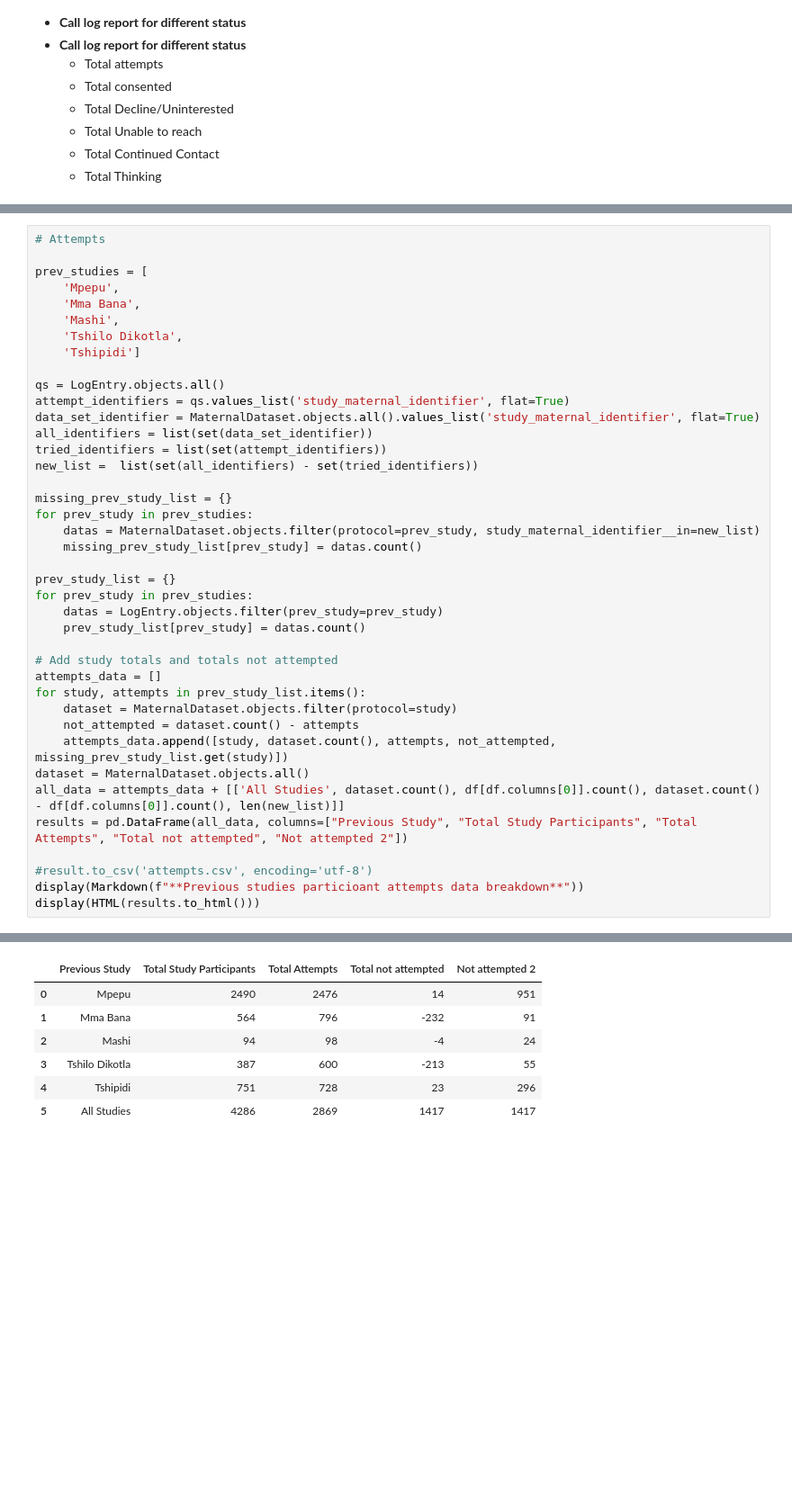
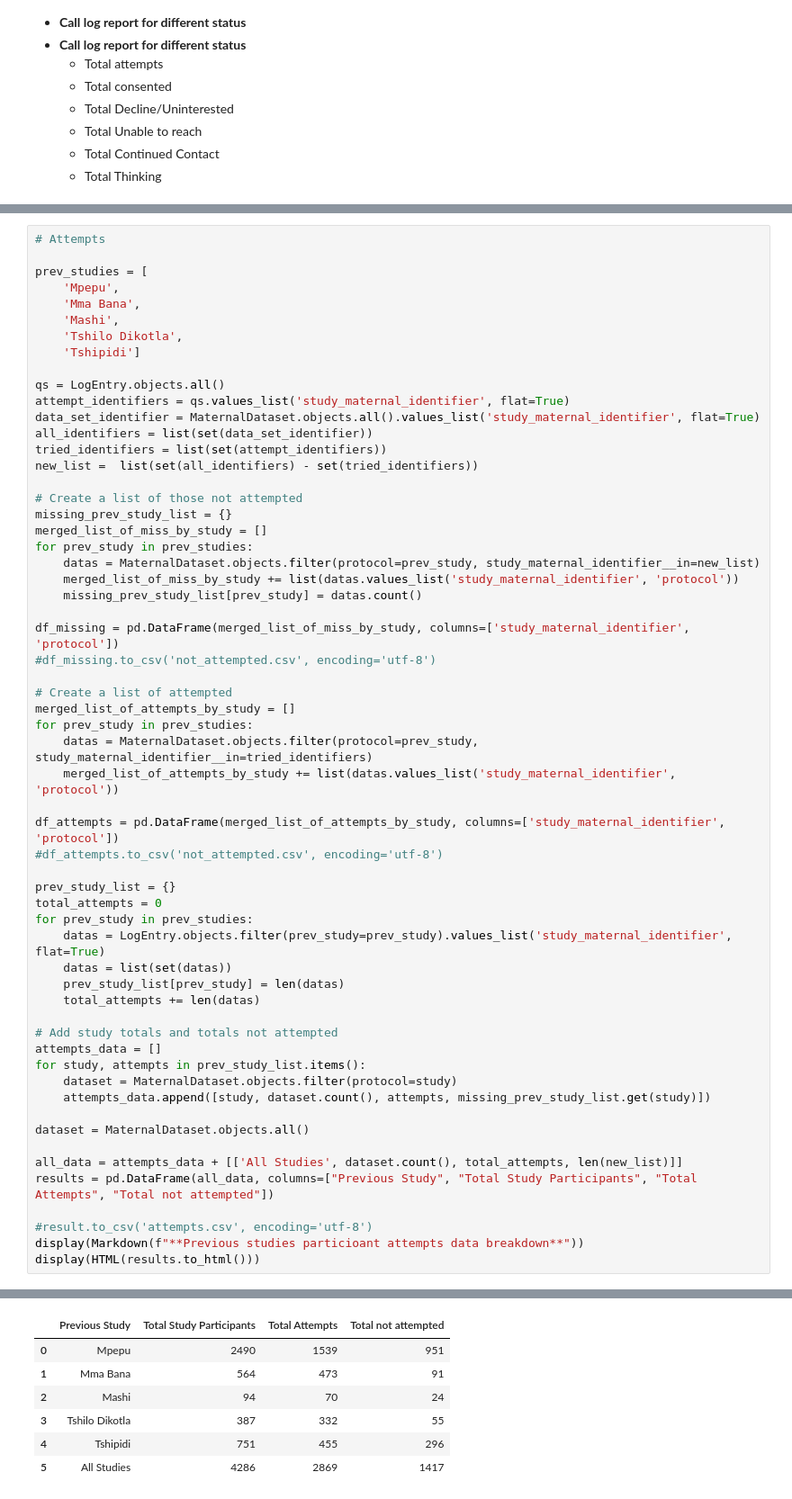
Before and after one commit to salahdin/flourish, a Jupyter notebook: flourish/notebooks/flourish_study_reports.ipynb, the cells around one changed output, grey strips where cells are left out. Shown: that part at 90% size. Cells and saved outputs as stored; diff of their text form; blank space fills up the shorter version.

```diff
--- a/flourish/notebooks/flourish_study_reports.ipynb
+++ b/flourish/notebooks/flourish_study_reports.ipynb
@@ -356,43 +407,62 @@ prev_studies = [
     'Mashi',
     'Tshilo Dikotla',
     'Tshipidi']
 
 qs = LogEntry.objects.all()
 attempt_identifiers = qs.values_list('study_maternal_identifier', flat=True)
 data_set_identifier = MaternalDataset.objects.all().values_list('study_maternal_identifier', flat=True)
 all_identifiers = list(set(data_set_identifier))
 tried_identifiers = list(set(attempt_identifiers))
 new_list =  list(set(all_identifiers) - set(tried_identifiers))
 
+# Create a list of those not attempted
 missing_prev_study_list = {}
+merged_list_of_miss_by_study = []
 for prev_study in prev_studies:
     datas = MaternalDataset.objects.filter(protocol=prev_study, study_maternal_identifier__in=new_list)
+    merged_list_of_miss_by_study += list(datas.values_list('study_maternal_identifier', 'protocol'))
     missing_prev_study_list[prev_study] = datas.count()
 
+df_missing = pd.DataFrame(merged_list_of_miss_by_study, columns=['study_maternal_identifier', 'protocol'])
+#df_missing.to_csv('not_attempted.csv', encoding='utf-8')
+
+# Create a list of attempted
+merged_list_of_attempts_by_study = []
+for prev_study in prev_studies:
+    datas = MaternalDataset.objects.filter(protocol=prev_study, study_maternal_identifier__in=tried_identifiers)
+    merged_list_of_attempts_by_study += list(datas.values_list('study_maternal_identifier', 'protocol'))
+
+df_attempts = pd.DataFrame(merged_list_of_attempts_by_study, columns=['study_maternal_identifier', 'protocol'])
+#df_attempts.to_csv('not_attempted.csv', encoding='utf-8')
+
 prev_study_list = {}
+total_attempts = 0
 for prev_study in prev_studies:
-    datas = LogEntry.objects.filter(prev_study=prev_study)
-    prev_study_list[prev_study] = datas.count()
+    datas = LogEntry.objects.filter(prev_study=prev_study).values_list('study_maternal_identifier', flat=True)
+    datas = list(set(datas))
+    prev_study_list[prev_study] = len(datas)
+    total_attempts += len(datas)
 
 # Add study totals and totals not attempted
 attempts_data = []
 for study, attempts in prev_study_list.items():
     dataset = MaternalDataset.objects.filter(protocol=study)
-    not_attempted = dataset.count() - attempts
-    attempts_data.append([study, dataset.count(), attempts, not_attempted, missing_prev_study_list.get(study)])
+    attempts_data.append([study, dataset.count(), attempts, missing_prev_study_list.get(study)])
+
 dataset = MaternalDataset.objects.all()
-all_data = attempts_data + [['All Studies', dataset.count(), df[df.columns[0]].count(), dataset.count() - df[df.columns[0]].count(), len(new_list)]]
-results = pd.DataFrame(all_data, columns=["Previous Study", "Total Study Participants", "Total Attempts", "Total not attempted", "Not attempted 2"])
+
+all_data = attempts_data + [['All Studies', dataset.count(), total_attempts, len(new_list)]]
+results = pd.DataFrame(all_data, columns=["Previous Study", "Total Study Participants", "Total Attempts", "Total not attempted"])
 
 #result.to_csv('attempts.csv', encoding='utf-8')
 display(Markdown(f"**Previous studies particioant attempts data breakdown**"))
 display(HTML(results.to_html()))
 # %% [output]
 **Previous studies particioant attempts data breakdown**
-|  | Previous Study | Total Study Participants | Total Attempts | Total not attempted | Not attempted 2 |
-| 0 | Mpepu | 2490 | 2476 | 14 | 951 |
-| 1 | Mma Bana | 564 | 796 | -232 | 91 |
-| 2 | Mashi | 94 | 98 | -4 | 24 |
-| 3 | Tshilo Dikotla | 387 | 600 | -213 | 55 |
-| 4 | Tshipidi | 751 | 728 | 23 | 296 |
-| 5 | All Studies | 4286 | 2869 | 1417 | 1417 |
+|  | Previous Study | Total Study Participants | Total Attempts | Total not attempted |
+| 0 | Mpepu | 2490 | 1539 | 951 |
+| 1 | Mma Bana | 564 | 473 | 91 |
+| 2 | Mashi | 94 | 70 | 24 |
+| 3 | Tshilo Dikotla | 387 | 332 | 55 |
+| 4 | Tshipidi | 751 | 455 | 296 |
+| 5 | All Studies | 4286 | 2869 | 1417 |
```
Also changed, not shown: parts of 5 cells of this notebook.
